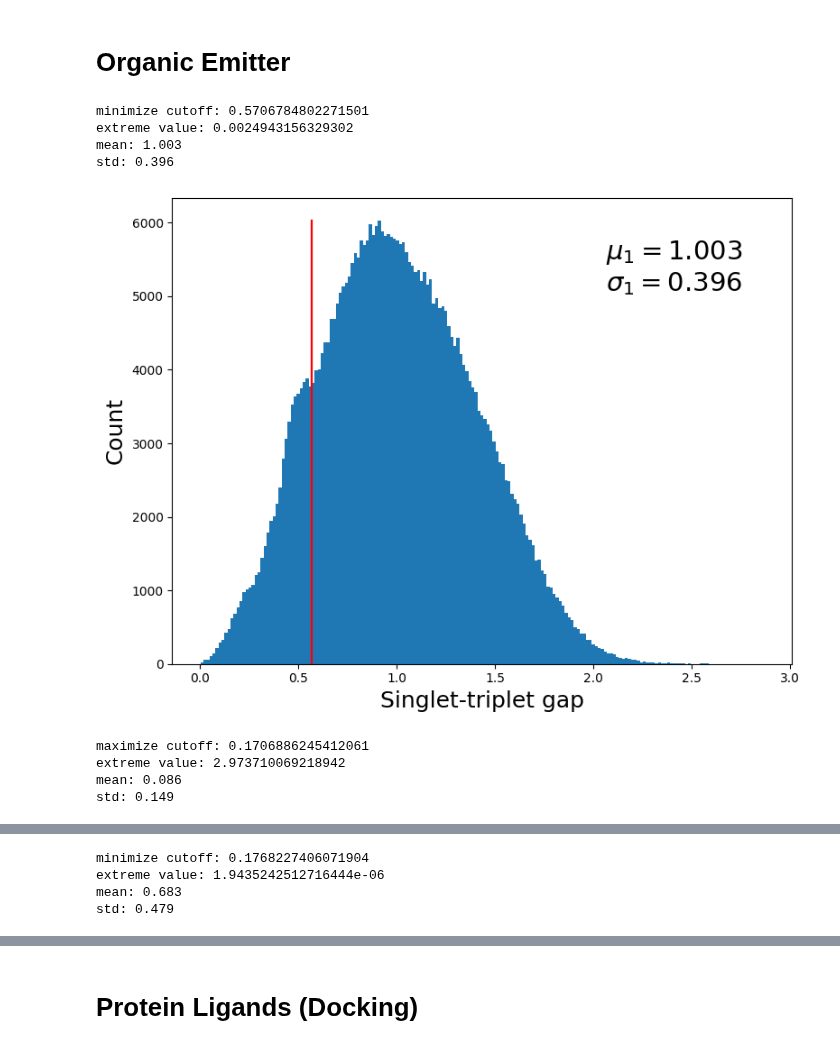
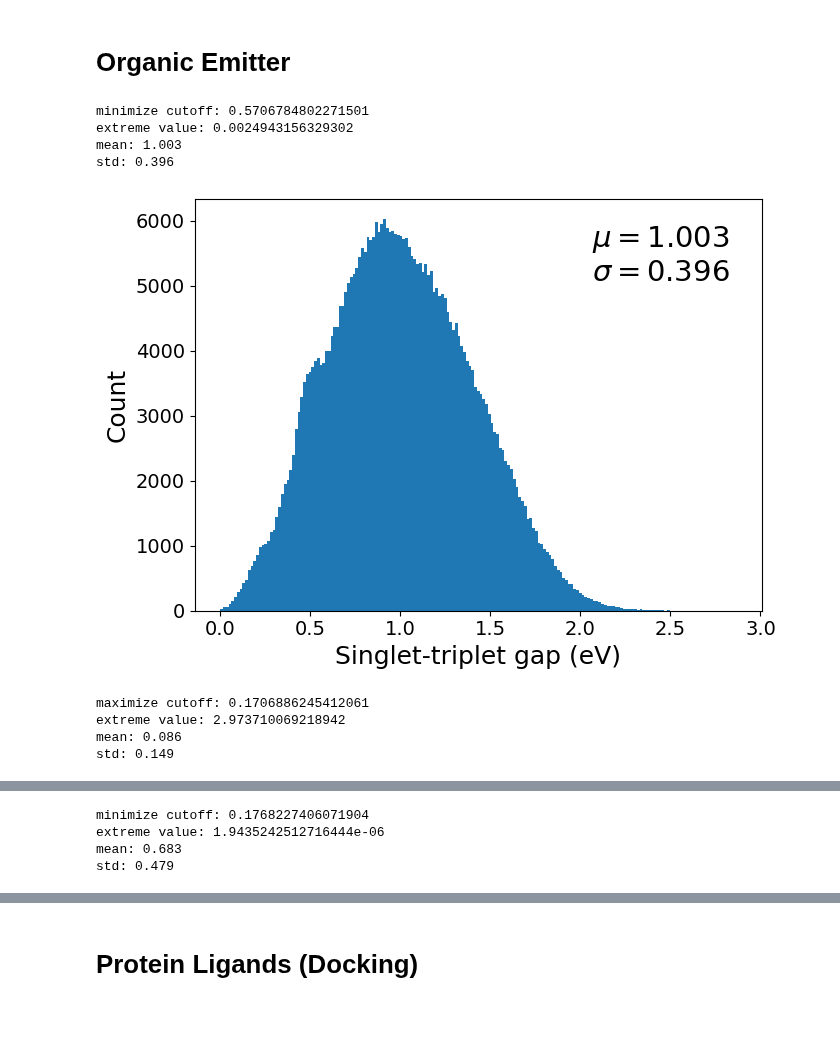
Before and after one commit to Lung-Yi/uncmoo, a Jupyter notebook: cal_target_weights.ipynb, the cells around one changed output, grey strips where cells are left out. Drawn from its saved outputs; the diff is of its cells as text; code cells hidden in the pictures; blank space fills up the shorter version.

```diff
--- a/cal_target_weights.ipynb
+++ b/cal_target_weights.ipynb
@@ -4,11 +4,23 @@ import matplotlib.pyplot as plt
 import numpy as np
 import os
 
-def create_plot(data_path, target_columns, objective_columns, elite_ratio, save_dir, figsize=(8,6), fontsize=18):
-    rename_dict = {"1syh score":"1SYH score", "4lde score":"4LDE score", "6y2f score":"6Y2F score",
-                    "singlet-triplet value":"Singlet-triplet gap", "oscillator strength":"Oscillator strength",
-                    "abs_diff_vee":"Abs. diff. of VEE",
-                    "activation_energy":"Activation energy", "reaction_energy":"Reaction energy"}
+def create_plot(data_path, target_columns, objective_columns, elite_ratio, save_dir, figsize=(7,5), fontsize=18):
+    rename_dict = {"1syh score":"1SYH score (-)", "4lde score":"4LDE score (-)", "6y2f score":"6Y2F score (-)",
+                    "singlet-triplet value":"Singlet-triplet gap (eV)", "oscillator strength":"Oscillator strength (-)",
+                    "abs_diff_vee":"Abs. diff.of VEE (eV)",
+                    "activation_energy":"Activation energy (kcal/mol)", "reaction_energy":"Reaction energy (kcal/mol)",
+                    "1syh_score":"1SYH score (-)", "4lde_score":"4LDE score (-)", "6y2f_score":"6Y2F score (-)",
+                    "singlet-triplet_value":"Singlet-triplet gap (eV)", "oscillator_strength":"Oscillator strength (-)",
+                    'similarity_Aripiprazole':'Similarity to Aripiprazole (-)',
+                    'similarity_Albuterol': 'Similarity to Albuterol (-)', 'similarity_Mestranol':'Similarity to Mestranol (-)',
+                    'similarity_Tadalafil': 'Similarity to Tadalafil (-)', 'similarity_Sildenafil':'Similarity to Sildenafil (-)',
+                    'similarity_Camphor': 'Similarity to Camphor (-)', 'similarity_Menthol': 'Similarity to Menthol (-)',
+                    'similarity_Fexofenadine': 'Similarity to Fexofenadine (-)', 'similarity_Ranolazine': 'Smilarity to Ranolazine (-)',
+                    'logP': 'logP (-)', "tpsa": "TPSA ($\AA^2$)"}
+    cutoff_dict = {"1syh score":None, "4lde score":None, "6y2f score":None,
+                    "singlet-triplet value":0.571, "oscillator strength":0.171,
+                    "abs_diff_vee":0.1768,
+                    "activation_energy":87.0, "reaction_energy":-5.46}
     os.makedirs(save_dir, exist_ok=True)
     data = pd.read_csv(data_path)
     target_scaler_dict = {}
@@ -21,7 +33,7 @@ def create_plot(data_path, target_columns, objective_columns, elite_ratio, save_
             cutoff = list(data.sort_values(by = target,ascending=False)[:int(len(data)*elite_ratio)][target])[-1]
             extreme_value = max(data[target])
         extreme_value_dict.update({target: extreme_value})
-
+        # cutoff = cutoff_dict[target]
         print(objective, "cutoff:", cutoff)
         print("extreme value:", extreme_value)
         mean = np.round(np.mean(data[target]), 3)
@@ -36,15 +48,17 @@ def create_plot(data_path, target_columns, objective_columns, elite_ratio, save_
         else:
             plt.xlabel(target, fontsize=fontsize)
         plt.ylabel('Count', fontsize=fontsize)
+        plt.xticks(fontsize=14)
+        plt.yticks(fontsize=14)
         # plt.title('Distribution of {}'.format(target), fontsize=fontsize+2)
-        plt.text(0.7, 0.8, r'$\mu_{} = {}$'.format(i+1, mean)+'\n'+r'$\sigma_{} = {}$'.format(i+1,std),
+        plt.text(0.7, 0.8, r'$\mu = {}$'.format(mean)+'\n'+r'$\sigma = {}$'.format(std),
                  transform=plt.gca().transAxes, fontsize=fontsize+3)
         x_start, y_start = cutoff, 0  # 起点坐标
         x_end, y_end = cutoff, max(n)     # 终点坐标
 
         # 画直线
-        if "score" not in target:
-            plt.plot([x_start, x_end], [y_start, y_end], linewidth=1.6, color="red")
+        # if "score" not in target:
+        #     plt.plot([x_start, x_end], [y_start, y_end], linewidth=1.6, color="red")
 
         # 添加文字说明
         # text_x = x_start + 1  # 文字 x 坐标位置为起点和终点 x 坐标的中点
@@ -76,23 +90,23 @@ overall_data = pd.DataFrame()
 # Organic Emitter
 # %%
 data_path = "./Tartarus/datasets/gdb13.csv"
-save_dir = "figures/cutoffs/organic_emitter"
+save_dir = "figures/finals/cutoffs/organic_emitter"
 target_columns = ["singlet-triplet value", "oscillator strength", "abs_diff_vee"]
 objective_columns = ["minimize", "maximize", "minimize"]
 elite_ratio = 0.15
 
 os.makedirs(save_dir, exist_ok=True)
 target_scaler_dict, extreme_value_dict = create_plot(data_path, target_columns, objective_columns, elite_ratio, save_dir)
 data = sort_save_dataset(data_path, target_scaler_dict)
 
 for target in target_columns:
     overall_data[target] = data[target]
 # %% [output]
 minimize cutoff: 0.5706784802271501
 extreme value: 0.0024943156329302
 mean: 1.003
 std: 0.396
-[figure, old version]
+[figure, new version]
 maximize cutoff: 0.1706886245412061
 extreme value: 2.973710069218942
 mean: 0.086
```
Also changed, not shown: parts of 4 cells of this notebook, 2 other files.
